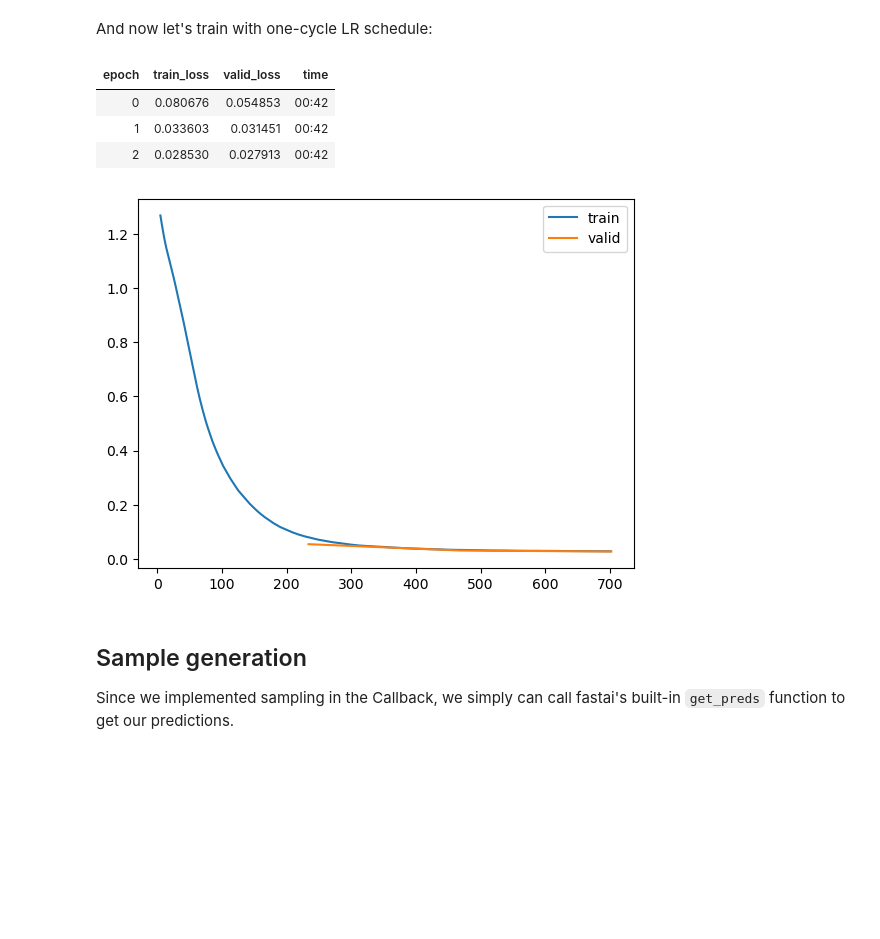
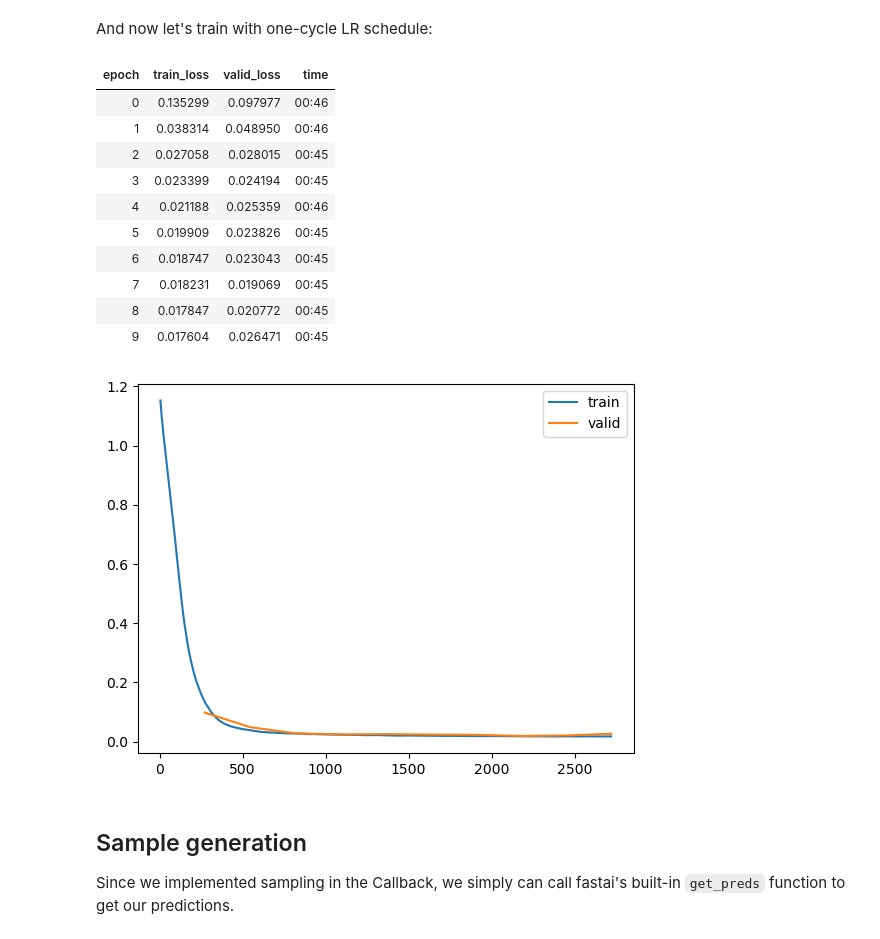
Before and after one commit to fastai/fastdiffusion, a Jupyter notebook: nbs/tcapelle/Diffusion_models_with_fastai_conditional.ipynb, the cells around one changed output. Drawn from its saved outputs; the diff is of its cells as text; code cells hidden in the pictures; blank space fills up the shorter version.

```diff
--- a/nbs/tcapelle/Diffusion_models_with_fastai_conditional.ipynb
+++ b/nbs/tcapelle/Diffusion_models_with_fastai_conditional.ipynb
@@ -39,7 +39,7 @@ Let's use a labelled dataset and train a conditional model on the label
 dblock = DataBlock(blocks = (ImageBlock(cls=PILImageBW), CategoryBlock()),
                    get_items = get_image_files,
                    get_y = lambda p: p.parent.name,
-                   splitter = GrandparentSplitter("training", "testing"),
+                   splitter = IndexSplitter(range(bs)),
                    item_tfms=Resize(size),
                    batch_tfms = Normalize.from_stats(torch.tensor([0.5]), torch.tensor([0.5])))
 # %%
@@ -87,14 +92,17 @@ class ConditionalDDPMCallback(Callback):
 
 
     def before_batch_sampling(self):
-        xt = self.tensor_type(self.xb[0])
-        for t in reversed(range(self.n_steps)):
-            t_batch = torch.full((xt.shape[0],), t, device=xt.device, dtype=torch.long)
+        xt = self.tensor_type(self.xb[0]) # a full batch at once!
+        batch_size = xt.shape[0]
+        print(f"predicting: {xt.shape}")
+        label = torch.arange(10, dtype=torch.long, device=xt.device).repeat(batch_size//10 + 1).flatten()[0:batch_size]
+        for t in progress_bar(reversed(range(self.n_steps)), total=self.n_steps, leave=False):
+            t_batch = torch.full((batch_size,), t, device=xt.device, dtype=torch.long)
             z = torch.randn(xt.shape, device=xt.device) if t > 0 else torch.zeros(xt.shape, device=xt.device)
             alpha_t = self.alpha[t] # get noise level at current timestep
             alpha_bar_t = self.alpha_bar[t]
             sigma_t = self.sigma[t]
-            xt = 1/torch.sqrt(alpha_t) * (xt - (1-alpha_t)/torch.sqrt(1-alpha_bar_t) * self.model(xt, t_batch))  + sigma_t*z # predict x_(t-1) in accordance to Algorithm 2 in paper
+            xt = 1/torch.sqrt(alpha_t) * (xt - (1-alpha_t)/torch.sqrt(1-alpha_bar_t) * self.model(xt, t_batch, label=label))  + sigma_t*z # predict x_(t-1) in accordance to Algorithm 2 in paper
         self.learn.pred = (xt,)
         raise CancelBatchException
 
@@ -111,13 +119,13 @@ class ConditionalUnet(Unet):
 
     def forward(self, x, time, label=None):
         x = self.init_conv(x)
-        r = x.clone()
+
 
         t = self.time_mlp(time)
         if label is not None:
             t += self.label_emb(label)
 
-        return super().forward_blocks(x, t, r)
+        return super().forward_blocks(x, t)
 # %% [markdown]
 Let's now initialize our model:
 # %%
@@ -138,16 +147,23 @@ ddpm_learner.lr_find()
 # %% [markdown]
 And now let's train with one-cycle LR schedule:
 # %%
-ddpm_learner.fit_one_cycle(3,3e-4)
+ddpm_learner.fit_one_cycle(10,3e-4)
 # %% [output]
 | epoch | train_loss | valid_loss | time |
-| 0 | 0.080676 | 0.054853 | 00:42 |
-| 1 | 0.033603 | 0.031451 | 00:42 |
-| 2 | 0.028530 | 0.027913 | 00:42 |
+| 0 | 0.135299 | 0.097977 | 00:46 |
+| 1 | 0.038314 | 0.048950 | 00:46 |
+| 2 | 0.027058 | 0.028015 | 00:45 |
+| 3 | 0.023399 | 0.024194 | 00:45 |
+| 4 | 0.021188 | 0.025359 | 00:46 |
+| 5 | 0.019909 | 0.023826 | 00:45 |
+| 6 | 0.018747 | 0.023043 | 00:45 |
+| 7 | 0.018231 | 0.019069 | 00:45 |
+| 8 | 0.017847 | 0.020772 | 00:45 |
+| 9 | 0.017604 | 0.026471 | 00:45 |
 # %%
 ddpm_learner.recorder.plot_loss()
 # %% [output]
-[figure, old version]
+[figure, new version]
 # %% [markdown]
 ## Sample generation
 
```
Also changed, not shown: parts of 10 cells of this notebook, 1 other file.
